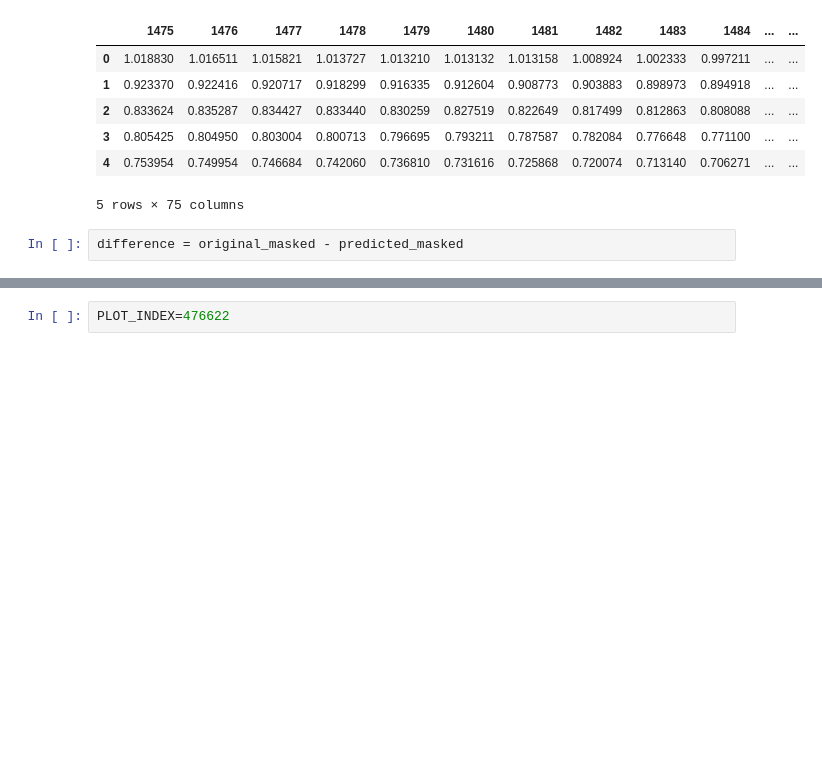
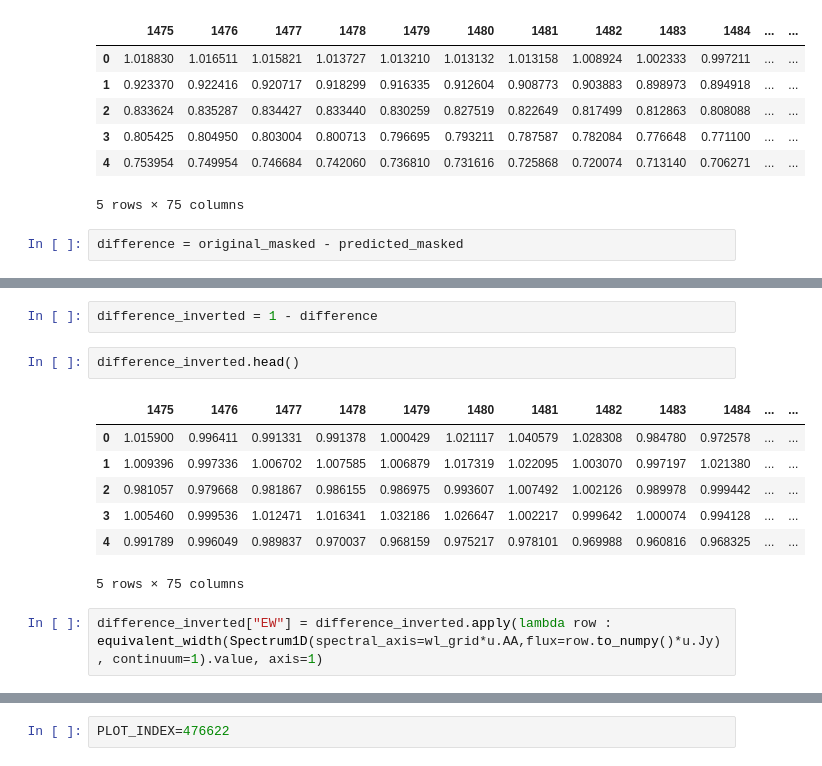
Before and after one commit to PravNJ/galah-test-nut, a Jupyter notebook: ew_investigation_plots.ipynb, the cells around one changed output, grey strips where cells are left out. Drawn from its saved outputs; the diff is of its cells as text; blank space fills up the shorter version.

```diff
--- a/ew_investigation_plots.ipynb
+++ b/ew_investigation_plots.ipynb
@@ -36,0 +57,14 @@ difference = original_masked - predicted_masked
+# %%
+difference_inverted = 1 - difference
+# %%
+difference_inverted.head()
+# %% [output]
+|  | 1475 | 1476 | 1477 | 1478 | 1479 | 1480 | 1481 | 1482 | 1483 | 1484 | ... | ... |
+| 0 | 1.015900 | 0.996411 | 0.991331 | 0.991378 | 1.000429 | 1.021117 | 1.040579 | 1.028308 | 0.984780 | 0.972578 | ... | ... |
+| 1 | 1.009396 | 0.997336 | 1.006702 | 1.007585 | 1.006879 | 1.017319 | 1.022095 | 1.003070 | 0.997197 | 1.021380 | ... | ... |
+| 2 | 0.981057 | 0.979668 | 0.981867 | 0.986155 | 0.986975 | 0.993607 | 1.007492 | 1.002126 | 0.989978 | 0.999442 | ... | ... |
+| 3 | 1.005460 | 0.999536 | 1.012471 | 1.016341 | 1.032186 | 1.026647 | 1.002217 | 0.999642 | 1.000074 | 0.994128 | ... | ... |
+| 4 | 0.991789 | 0.996049 | 0.989837 | 0.970037 | 0.968159 | 0.975217 | 0.978101 | 0.969988 | 0.960816 | 0.968325 | ... | ... |
+5 rows × 75 columns
+# %%
+difference_inverted["EW"] = difference_inverted.apply(lambda row : equivalent_width(Spectrum1D(spectral_axis=wl_grid*u.AA,flux=row.to_numpy()*u.Jy), continuum=1).value, axis=1)
```
Also changed, not shown: parts of 34 cells of this notebook.
